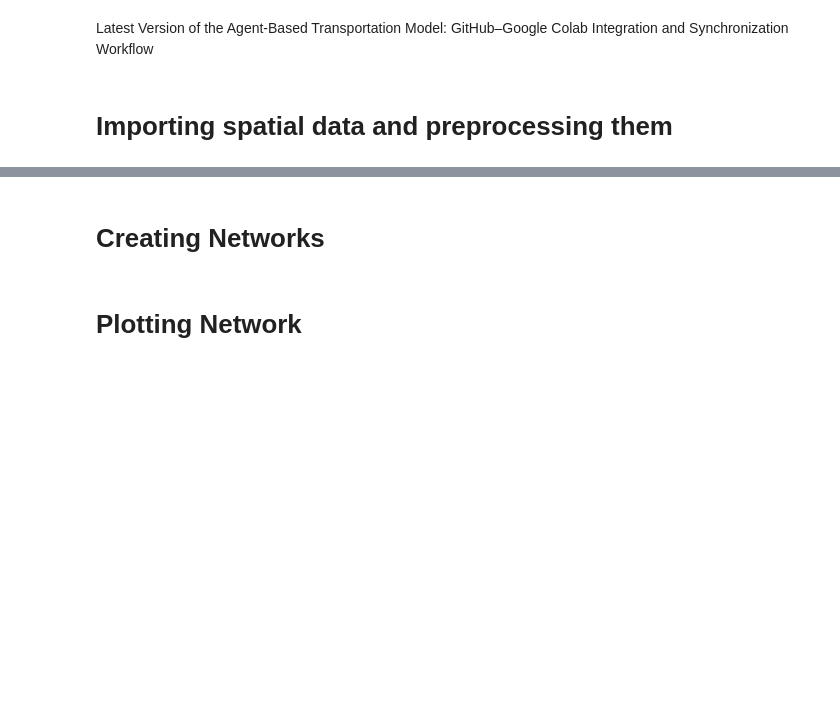
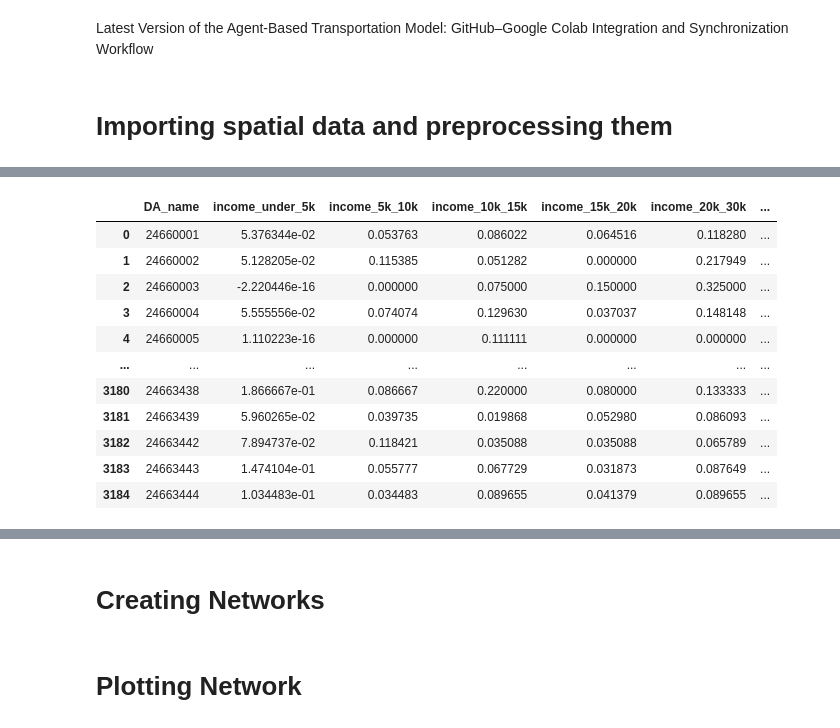
Before and after one commit to projet-virage/ActiveTransportation, a Jupyter notebook: EnvironmentalBuilt_MostEfficientVersion.ipynb, the cells around one changed output, grey strips where cells are left out. Saved outputs shown, nothing was run; the diff lists cells and outputs as text; code cells hidden in the pictures; blank space fills up the shorter version.

```diff
--- a/EnvironmentalBuilt_MostEfficientVersion.ipynb
+++ b/EnvironmentalBuilt_MostEfficientVersion.ipynb
@@ -42,0 +55,82 @@ Mounted at /content/drive
+# %%
+Census_2011 = pd.read_csv(os.path.join(data_path, "Census_2011.csv")).iloc[1:,:]
+
+df_census_2011 = Census_2011.rename(columns={
+    "COL0": "DA_name",
+    "COL2": "income_under_5k",
+    "COL3": "income_5k_10k",
+    "COL4": "income_10k_15k",
+    "COL5": "income_15k_20k",
+    "COL6": "income_20k_30k",
+    "COL7": "income_30k_40k",
+    "COL8": "income_40k_50k",
+    "COL9": "income_50k_60k",
+    "COL10": "income_60k_80k",
+    "COL11": "income_80k_100k",
+    "COL12": "income_100k_plus",
+    "COL13": "Car",
+    "COL14": "Transit",
+    "COL15": "Walk",
+    "COL16": "Bike"
+})
+
+df_2011_M= pd.read_csv(os.path.join(data_path, "Age_15_64_Male_2011.csv")).iloc[1:,:]
+df_2011_F = pd.read_csv(os.path.join(data_path, "Age_15_64_Female_2011.csv")).iloc[1:,:]
+
+# Male
+df_2011_male = df_2011_M.iloc[:, [0]].copy()
+df_2011_male['Male'] = df_2011_M.iloc[:, 2:12].sum(axis=1)
+
+# Female
+df_2011_female = df_2011_F.iloc[:, [0]].copy()
+df_2011_female['Female'] = df_2011_F.iloc[:, 2:12].sum(axis=1)
+
+# Merge male and female data with census dataframe
+df_census_2011_M_merged = pd.merge(
+    df_census_2011,
+    df_2011_male,
+    how='left',
+    left_on='DA_name',
+    right_on='COL0'
+)
+
+df_census_2011 = pd.merge(
+    df_census_2011_M_merged,
+    df_2011_female,
+    how='left',
+    left_on='DA_name',
+    right_on='COL0'
+)
+
+df_census_2011 = df_census_2011.drop(columns=['COL0_x', 'COL0_y'], errors='ignore')
+df_census_2011[['Male',	'Female']] = df_census_2011[['Male',	'Female']].apply(lambda x: x/(df_census_2011['Male'] + df_census_2011['Female']))
+df_census_2011.dropna(inplace=True)
+
+df_census_2011['All_modes'] = df_census_2011['Car'] + df_census_2011['Transit'] + df_census_2011['Walk'] + df_census_2011['Bike']
+df_census_2011["Pop_with_income"] = df_census_2011[['income_under_5k', 'income_5k_10k', "income_10k_15k", "income_15k_20k", "income_20k_30k", "income_30k_40k", "income_40k_50k","income_50k_60k",
+                        "income_60k_80k", "income_80k_100k", "income_100k_plus"]].sum(axis= 1)
+
+# Percentage of each group
+df_census_2011[['income_under_5k', 'income_5k_10k', "income_10k_15k", "income_15k_20k", "income_20k_30k", "income_30k_40k", "income_40k_50k","income_50k_60k",
+                        "income_60k_80k", "income_80k_100k", "income_100k_plus"]]= df_census_2011[['income_under_5k', 'income_5k_10k', "income_10k_15k", "income_15k_20k", "income_20k_30k", "income_30k_40k", "income_40k_50k","income_50k_60k",
+                        "income_60k_80k", "income_80k_100k", "income_100k_plus"]].apply(lambda x: x/df_census_2011["Pop_with_income"])
+
+
+df_census_2011['income_under_5k'] = 1 - df_census_2011[['income_5k_10k', "income_10k_15k", "income_15k_20k", "income_20k_30k", "income_30k_40k", "income_40k_50k","income_50k_60k",
+                        "income_60k_80k", "income_80k_100k", "income_100k_plus"]].sum(axis= 1)
+
+df_census_2011.drop(columns=['Pop_with_income'], inplace=True)
+df_census_2011
+# %% [output]
+|  | DA_name | income_under_5k | income_5k_10k | income_10k_15k | income_15k_20k | income_20k_30k | ... |
+| 0 | 24660001 | 5.376344e-02 | 0.053763 | 0.086022 | 0.064516 | 0.118280 | ... |
+| 1 | 24660002 | 5.128205e-02 | 0.115385 | 0.051282 | 0.000000 | 0.217949 | ... |
+| 2 | 24660003 | -2.220446e-16 | 0.000000 | 0.075000 | 0.150000 | 0.325000 | ... |
+| 3 | 24660004 | 5.555556e-02 | 0.074074 | 0.129630 | 0.037037 | 0.148148 | ... |
+| 4 | 24660005 | 1.110223e-16 | 0.000000 | 0.111111 | 0.000000 | 0.000000 | ... |
+| ... | ... | ... | ... | ... | ... | ... | ... |
+| 3180 | 24663438 | 1.866667e-01 | 0.086667 | 0.220000 | 0.080000 | 0.133333 | ... |
+| 3181 | 24663439 | 5.960265e-02 | 0.039735 | 0.019868 | 0.052980 | 0.086093 | ... |
+| 3182 | 24663442 | 7.894737e-02 | 0.118421 | 0.035088 | 0.035088 | 0.065789 | ... |
+| 3183 | 24663443 | 1.474104e-01 | 0.055777 | 0.067729 | 0.031873 | 0.087649 | ... |
+| 3184 | 24663444 | 1.034483e-01 | 0.034483 | 0.089655 | 0.041379 | 0.089655 | ... |
```
Also changed, not shown: parts of 15 cells of this notebook.
